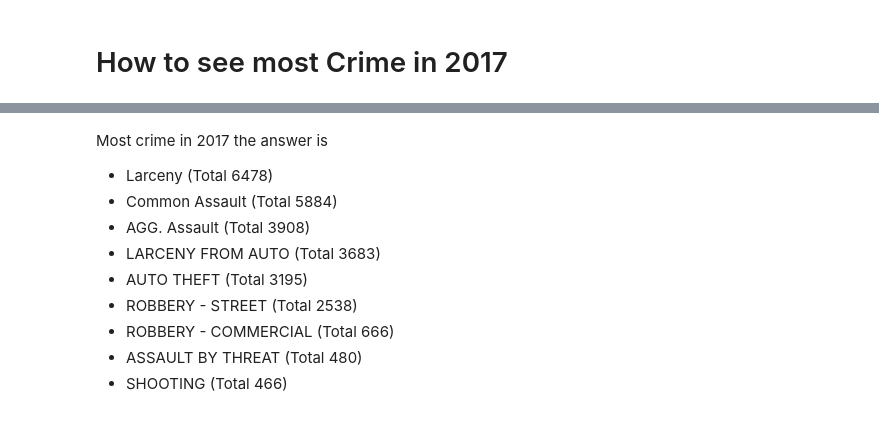
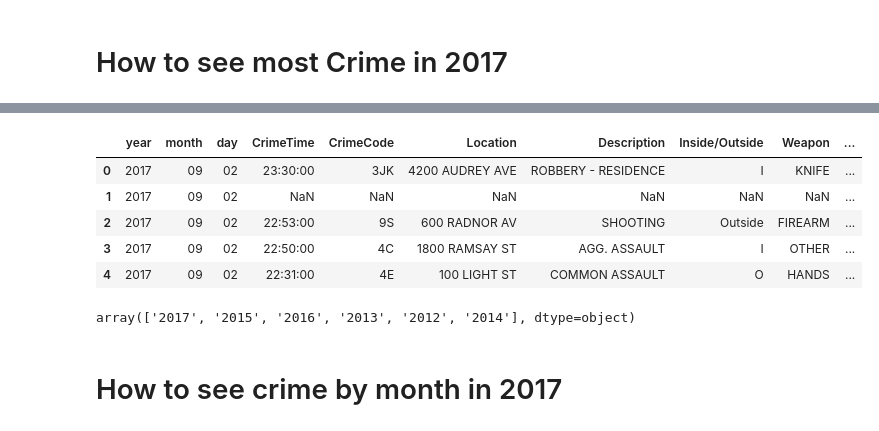
Before and after one commit to ackermanjayjay/Victim_crime_based, a Jupyter notebook: Victim_crime_based.ipynb, the cells around one changed output, grey strips where cells are left out. Cells and saved outputs as stored; diff of their text form; code cells hidden in the pictures.

```diff
--- a/Victim_crime_based.ipynb
+++ b/Victim_crime_based.ipynb
@@ -100,11 +104,15 @@ plt.show()
-# %% [markdown]
-Most crime in 2017 the answer is
-* Larceny (Total 6478)
-* Common Assault (Total 5884)
-* AGG. Assault (Total 3908)
-* LARCENY FROM AUTO (Total 3683)
-* AUTO THEFT (Total 3195)
-* ROBBERY - STREET	(Total 2538)
-* ROBBERY - COMMERCIAL		(Total 666)
-* ASSAULT BY THREAT		(Total 480)
-* SHOOTING	(Total 466)
+# %%
+data_crime.head()
+# %% [output]
+|  | year | month | day | CrimeTime | CrimeCode | Location | Description | Inside/Outside | Weapon | ... |
+| 0 | 2017 | 09 | 02 | 23:30:00 | 3JK | 4200 AUDREY AVE | ROBBERY - RESIDENCE | I | KNIFE | ... |
+| 1 | 2017 | 09 | 02 | NaN | NaN | NaN | NaN | NaN | NaN | ... |
+| 2 | 2017 | 09 | 02 | 22:53:00 | 9S | 600 RADNOR AV | SHOOTING | Outside | FIREARM | ... |
+| 3 | 2017 | 09 | 02 | 22:50:00 | 4C | 1800 RAMSAY ST | AGG. ASSAULT | I | OTHER | ... |
+| 4 | 2017 | 09 | 02 | 22:31:00 | 4E | 100 LIGHT ST | COMMON ASSAULT | O | HANDS | ... |
+# %%
+data_crime["year"].unique()
+# %% [output]
+array(['2017', '2015', '2016', '2013', '2012', '2014'], dtype=object)
+# %% [markdown]
+# How to see crime by month in 2017
```
Also changed, not shown: parts of 11 cells of this notebook.
